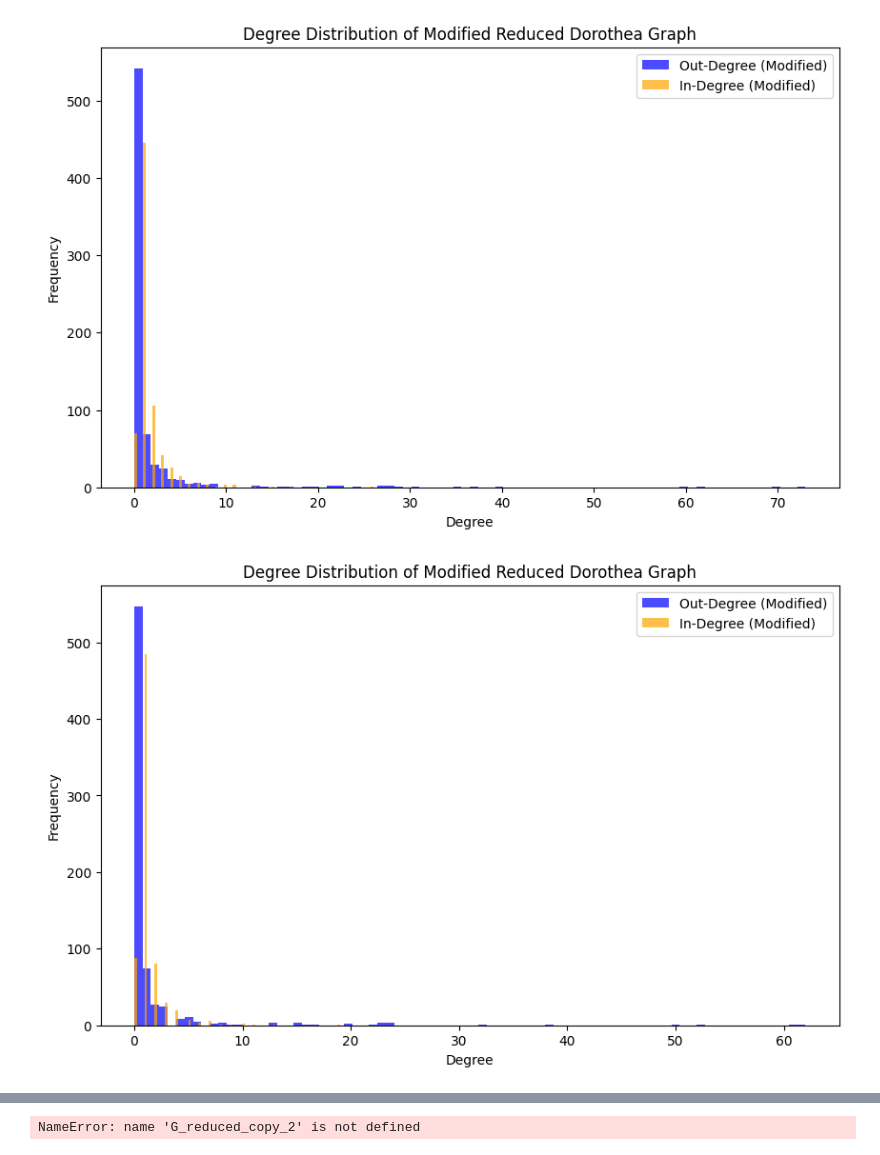
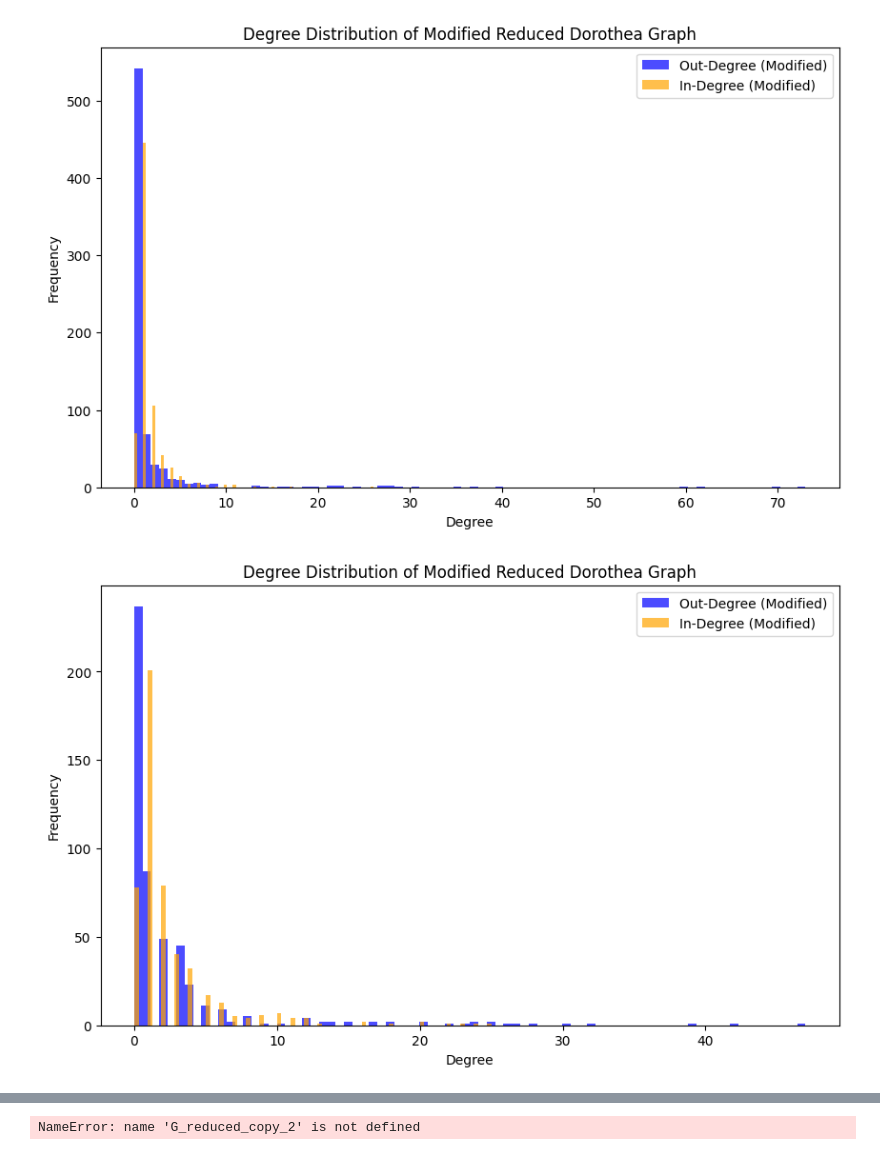
Before and after one commit to joh-dah/source_detection_in_grns, a Jupyter notebook: data_exploration/dorothea.ipynb, the cells around one changed output, grey strips where cells are left out. Drawn from its saved outputs; the diff is of its cells as text; code cells hidden in the pictures.

Commit message:
graph creation

```diff
--- a/data_exploration/dorothea.ipynb
+++ b/data_exploration/dorothea.ipynb
@@ -108,7 +108,7 @@ def filter_edges_by_confidence(G, valid_confidences):
     return filtered_graph
 # Filter the subgraph to keep only edges with confidence A, B, C
 print(f"Unfiltered subgraph: {G.number_of_nodes()} nodes, {G.number_of_edges()} edges")
-valid_confidences = ['A']
+valid_confidences = ['A','B','C']
 G_filtered = filter_edges_by_confidence(G, valid_confidences)
 # drop isolated nodes
 G_filtered = G_filtered.copy()
@@ -216,7 +216,7 @@ def reduce_graph_to_n_nodes(G, n, batch_size=10):
 
 
 # Reduce the filtered graph to 150 nodes
-target_size = 1000
+target_size = 500
 G_reduced = reduce_graph_to_n_nodes(G_filtered, target_size)
 # print number of weakly connected components in the reduced graph
 num_components = nx.number_weakly_connected_components(G_reduced)
@@ -309,35 +309,35 @@ def randomly_remove_edges_preserving_connectivity(G, num_edges_to_remove):
             break
         # Store attributes before removing
         edge_attrs = attr.copy()
         G.remove_edge(u, v)
         # If either node is now isolated or graph is disconnected, restore the edge with all attributes
         if nx.number_weakly_connected_components(G) > 1 or (G.out_degree(u) + G.in_degree(u) == 0 or G.out_degree(v) + G.in_degree(v) == 0):
             G.add_edge(u, v, **edge_attrs)
         else:
             removed += 1
     return G
 
 # Remove 100 edges randomly, preserving connectivity
-num_edges_to_remove = 100
+num_edges_to_remove = 125
 G_reduced_copy = randomly_remove_edges_preserving_connectivity(G_reduced_copy, num_edges_to_remove)
 
 # select the largest weakly connected component from the modified graph
 largest_component_copy = max(nx.weakly_connected_components(G_reduced_copy), key=len)
 G_reduced_copy = G_reduced_copy.subgraph(largest_component_copy).copy()
 
 # Plot the in-degree and out-degree distribution of the modified graph
 plt.figure(figsize=(10, 6))
 out_degree_sequence_copy = [d for n, d in G_reduced_copy.out_degree()]
 in_degree_sequence_copy = [d for n, d in G_reduced_copy.in_degree()]
 plt.hist(out_degree_sequence_copy, bins=80, color='blue', alpha=0.7, label='Out-Degree (Modified)')
 plt.hist(in_degree_sequence_copy, bins=80, color='orange', alpha=0.7, label='In-Degree (Modified)')
 plt.title("Degree Distribution of Modified Reduced Dorothea Graph")
 plt.xlabel("Degree")
 plt.ylabel("Frequency")
 plt.legend()
 plt.show()
 # %% [output]
-[figure, old version]
+[figure, new version]
 # %%
 # print n nodes n edges in the modified graph
 print(f"Number of nodes in modified reduced graph: {G_reduced_copy.number_of_nodes()}")
```
Also changed, not shown: parts of 7 cells of this notebook.
